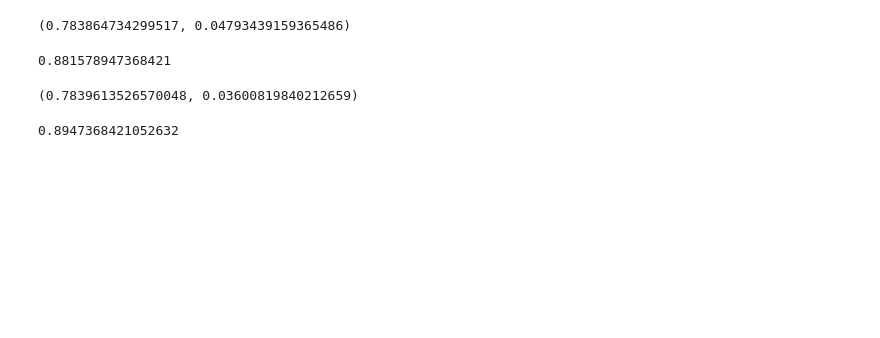
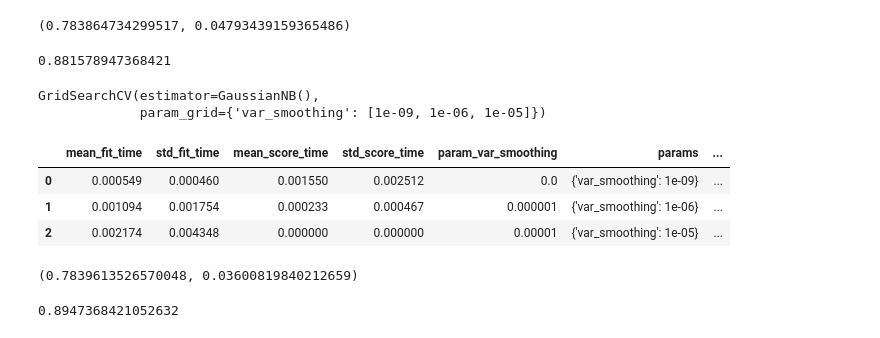
Before and after one commit to Markuski2023/MLGit, a Jupyter notebook: notebooksModels/classificationModelHeart.ipynb, the cells around one changed output. Cells and saved outputs as stored; diff of their text form; code cells hidden in the pictures; blank space fills up the shorter version.

```diff
--- a/notebooksModels/classificationModelHeart.ipynb
+++ b/notebooksModels/classificationModelHeart.ipynb
@@ -87,25 +212,33 @@ accuracy_score(test_y, pred)
 # %%
-train_X, test_X, train_y, test_y = train_test_split(df_RF.drop('output', axis=1), df_RF['output'], random_state=42)
+train_X, test_X, train_y, test_y = train_test_split(df_GNB.drop('output', axis=1), df_RF['output'], random_state=42)
 
-model = GaussianNB()
+GNBModel = GaussianNB()
 
-GNB_scores = cross_val_score(model, train_X, train_y)
+GNB_scores = cross_val_score(GNBModel, train_X, train_y)
 (GNB_scores.mean(), GNB_scores.std())
 # %% [output]
 (0.783864734299517, 0.04793439159365486)
 # %%
-model.fit(train_X, train_y)
-pred = model.predict(test_X)
+GNBModel.fit(train_X, train_y)
+pred = GNBModel.predict(test_X)
 accuracy_score(test_y, pred)
 # %% [output]
 0.881578947368421
 # %%
 GNBParam = {
-    'var_smoothing': [1e-5]
+    'var_smoothing': [1e-9, 1e-6, 1e-5]
 }
 
 GNB_Grid = GridSearchCV(GaussianNB(), GNBParam)
-GNB_scores = cross_val_score(GNB_Grid, train_X, train_y)
-(GNB_scores.mean(), GNB_scores.std())
+GNB_Grid.fit(train_X, train_y)
 # %% [output]
-(0.7839613526570048, 0.03600819840212659)
+GridSearchCV(estimator=GaussianNB(),
+             param_grid={'var_smoothing': [1e-09, 1e-06, 1e-05]})
+# %%
+grid_results = pd.DataFrame(GNB_Grid.cv_results_)
+grid_results
+# %% [output]
+|  | mean_fit_time | std_fit_time | mean_score_time | std_score_time | param_var_smoothing | params | ... |
+| 0 | 0.000549 | 0.000460 | 0.001550 | 0.002512 | 0.0 | {'var_smoothing': 1e-09} | ... |
+| 1 | 0.001094 | 0.001754 | 0.000233 | 0.000467 | 0.000001 | {'var_smoothing': 1e-06} | ... |
+| 2 | 0.002174 | 0.004348 | 0.000000 | 0.000000 | 0.00001 | {'var_smoothing': 1e-05} | ... |
@@ -112,3 +247,8 @@ GNB_scores = cross_val_score(GNB_Grid, train_X, train_y)
+# %%
+GNB_scores = cross_val_score(GNBModel, train_X, train_y)
+(GNB_scores.mean(), GNB_scores.std())
+# %% [output]
+(0.7839613526570048, 0.03600819840212659)
 # %%
 GNB_Grid.fit(train_X, train_y)
 pred = GNB_Grid.predict(test_X)
```
Also changed, not shown: parts of 21 cells of this notebook, 5 other files.
